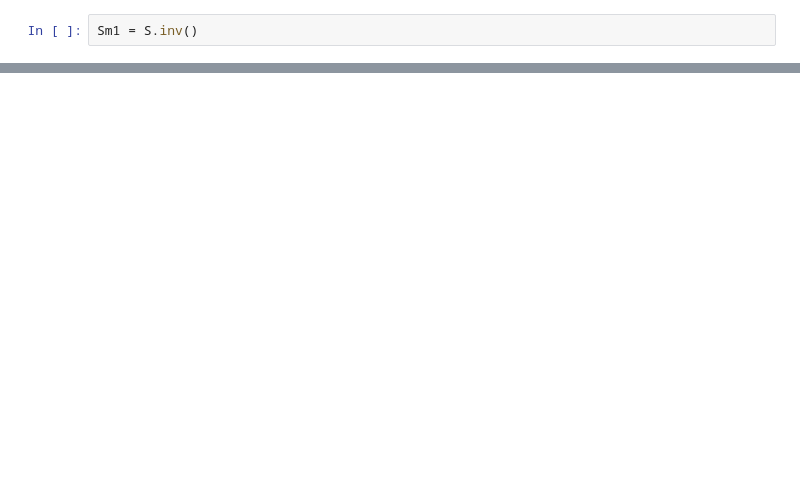
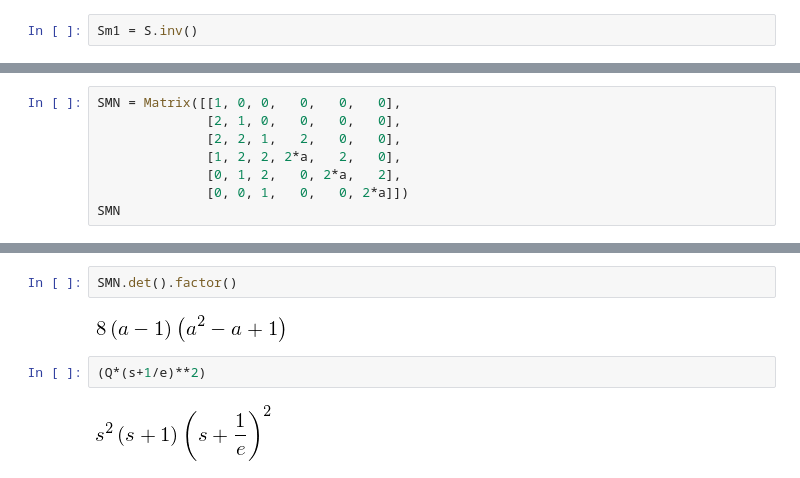
Before and after one commit to cad3na/DCA, a Jupyter notebook: IPythonNotebooks/Teoria de Control I/Matriz de Sylvester.ipynb, the cells around one changed output, grey strips where cells are left out. Cells and saved outputs as stored; diff of their text form; blank space fills up the shorter version.

```diff
--- a/IPythonNotebooks/Teoria de Control I/Matriz de Sylvester.ipynb
+++ b/IPythonNotebooks/Teoria de Control I/Matriz de Sylvester.ipynb
@@ -48,0 +108,8 @@ Sm1 = S.inv()
+# %%
+SMN = Matrix([[1, 0, 0,   0,   0,   0],
+              [2, 1, 0,   0,   0,   0],
+              [2, 2, 1,   2,   0,   0],
+              [1, 2, 2, 2*a,   2,   0],
+              [0, 1, 2,   0, 2*a,   2],
+              [0, 0, 1,   0,   0, 2*a]])
+SMN
@@ -48,0 +118,8 @@ Sm1 = S.inv()
+# %%
+SMN.det().factor()
+# %% [output]
+[figure, added]
+# %%
+(Q*(s+1/e)**2)
+# %% [output]
+[figure, added]
```
Also changed, not shown: parts of 21 cells of this notebook.
